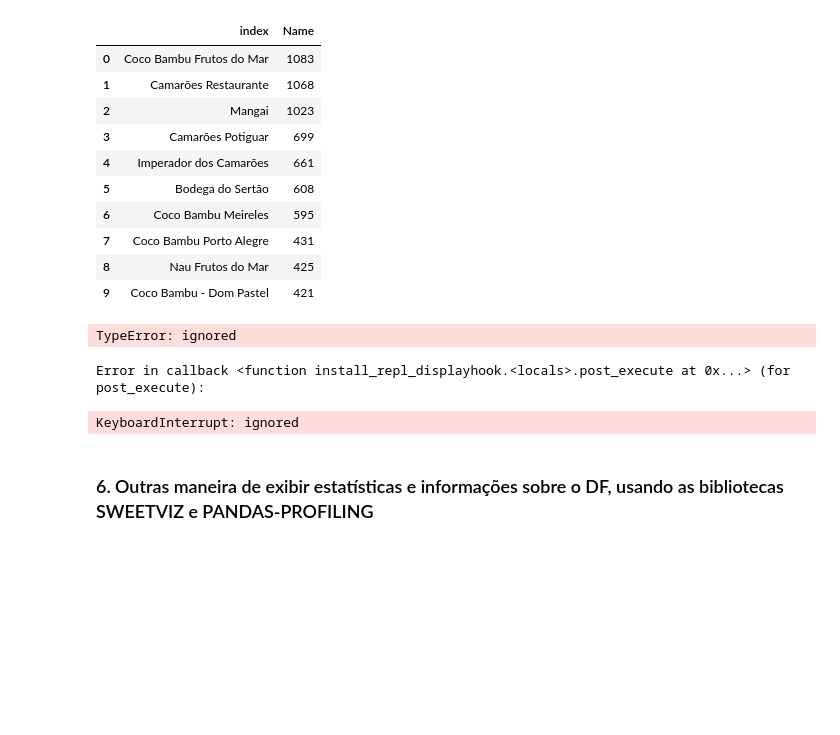
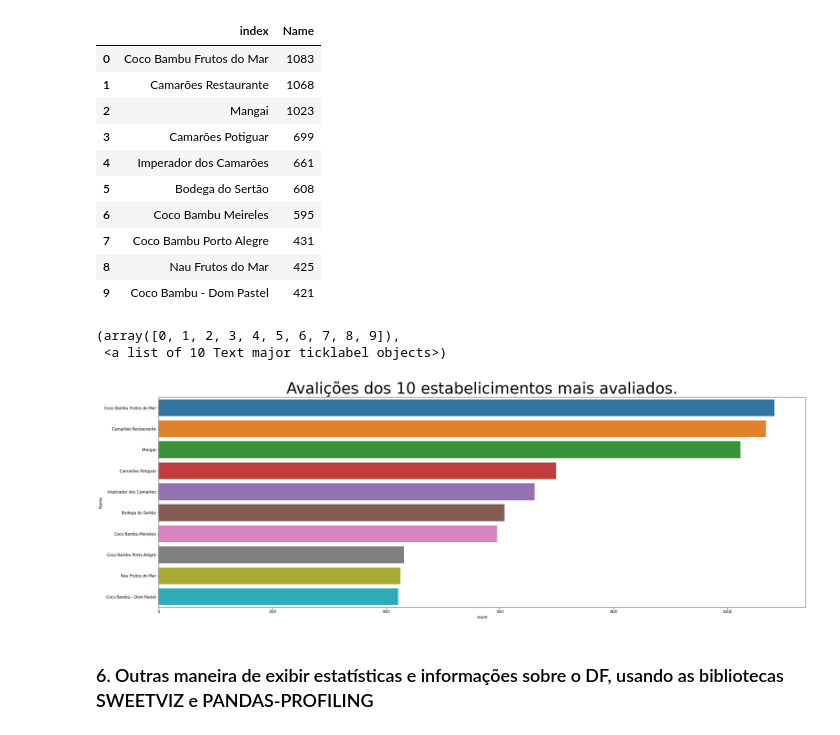
Before and after one commit to danielleitesoares/Work_Sentimental_Analyzer_Of_Restaurant_Issue, a Jupyter notebook: Analise_dos_Sentimentos_Restaurantes.ipynb, the cells around one changed output. Saved outputs shown, nothing was run; the diff lists cells and outputs as text; code cells hidden in the pictures; blank space fills up the shorter version.

```diff
--- a/Analise_dos_Sentimentos_Restaurantes.ipynb
+++ b/Analise_dos_Sentimentos_Restaurantes.ipynb
@@ -336,14 +347,14 @@ df_10mais.head(10)
 | 9 | Coco Bambu - Dom Pastel | 421 |
 # %%
 fig = plt.figure(figsize=(30,10))
-sns.countplot(y='Name', order = df['Name'].value_counts().index, data=df)[:10]
+sns.countplot(y='Name', order = df['Name'].value_counts().iloc[:10].index, data=df)
 plt.title('Avalições dos 10 estabelicimentos mais avaliados.',fontsize=40)
 plt.xticks(fontsize=10)
 plt.yticks(fontsize=10)
 # %% [output]
-TypeError: ignored
+(array([0, 1, 2, 3, 4, 5, 6, 7, 8, 9]),
+ <a list of 10 Text major ticklabel objects>)
-Error in callback <function install_repl_displayhook.<locals>.post_execute at 0x...> (for post_execute):
-KeyboardInterrupt: ignored
+[figure, added]
 # %% [markdown]
 ### 6. Outras maneira de exibir estatísticas e informações sobre o DF, usando as bibliotecas SWEETVIZ e PANDAS-PROFILING
 # %% [markdown]
```
Also changed, not shown: parts of 3 cells of this notebook.
